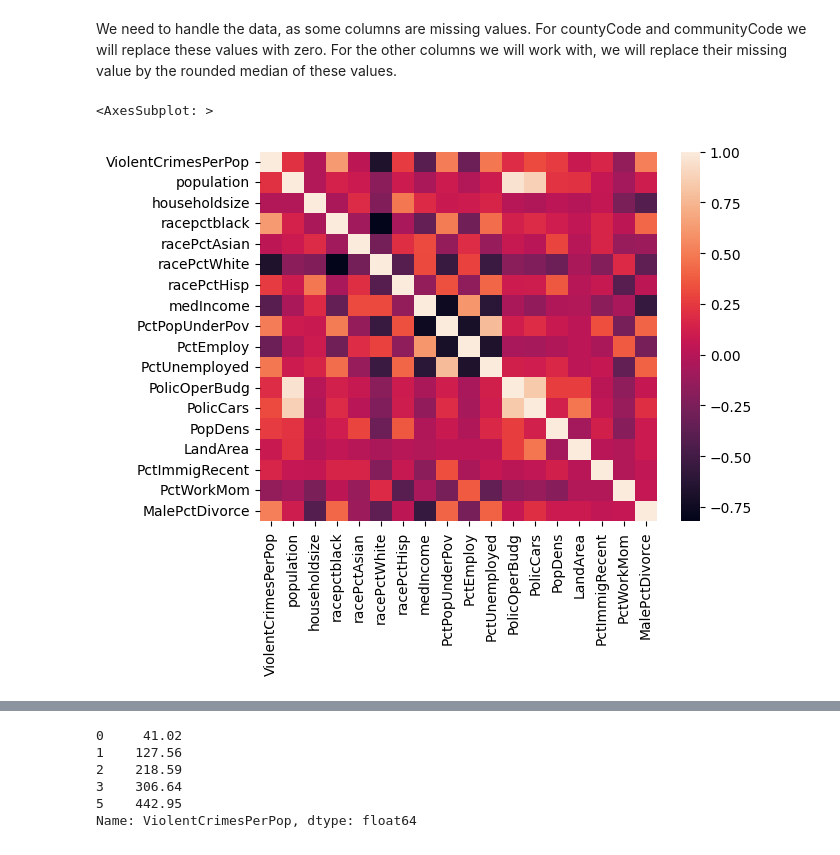
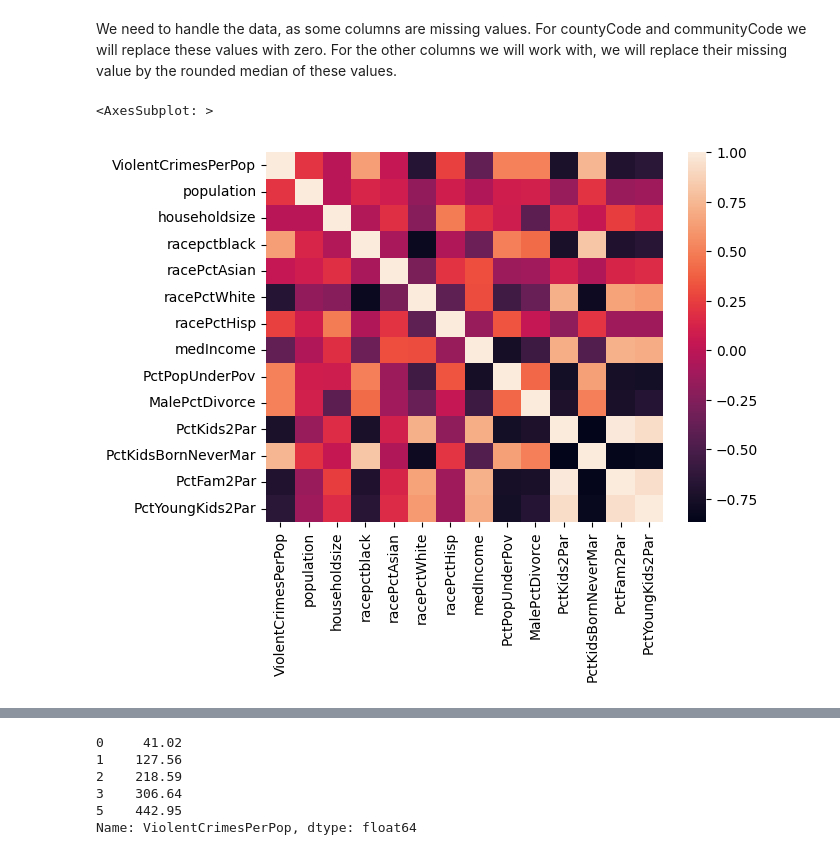
Before and after one commit to samlama111/aai-mandatory-1, a Jupyter notebook: Untitled.ipynb, the cells around one changed output, grey strips where cells are left out. Drawn from its saved outputs; the diff is of its cells as text; code cells hidden in the pictures.

```diff
--- a/Untitled.ipynb
+++ b/Untitled.ipynb
@@ -21,8 +27,8 @@ sb.heatmap(df.corr())
 # %% [markdown]
 We need to handle the data, as some columns are missing values. For countyCode and communityCode we will replace these values with zero. For the other columns we will work with, we will replace their missing value by the rounded median of these values.
 # %%
-sb.heatmap(df[["ViolentCrimesPerPop", "population", "householdsize", "racepctblack", "racePctAsian", "racePctWhite", "racePctHisp", "medIncome", "PctPopUnderPov", "PctEmploy", "PctUnemployed", "PolicOperBudg", "PolicCars", "PopDens", "LandArea", "PctImmigRecent", "PctWorkMom", "MalePctDivorce"]].corr())
+sb.heatmap(df[["ViolentCrimesPerPop", "population", "householdsize", "racepctblack", "racePctAsian", "racePctWhite", "racePctHisp", "medIncome", "PctPopUnderPov", "MalePctDivorce", "PctKids2Par", "PctKidsBornNeverMar", "PctFam2Par", "PctYoungKids2Par"]].corr())
 # %% [output]
 <AxesSubplot: >
-[figure, old version]
+[figure, new version]
 # %%
```
Also changed, not shown: parts of 11 cells of this notebook.
